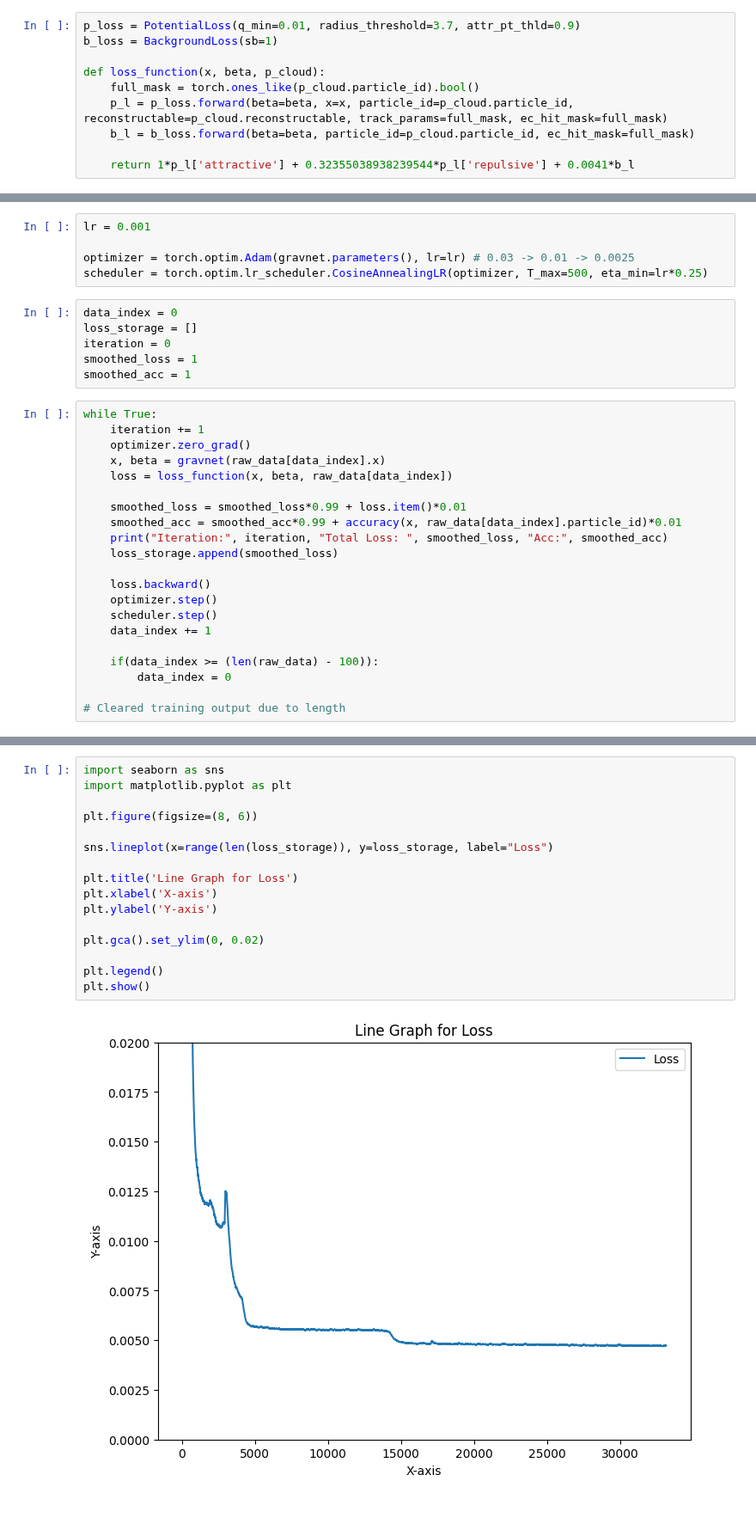
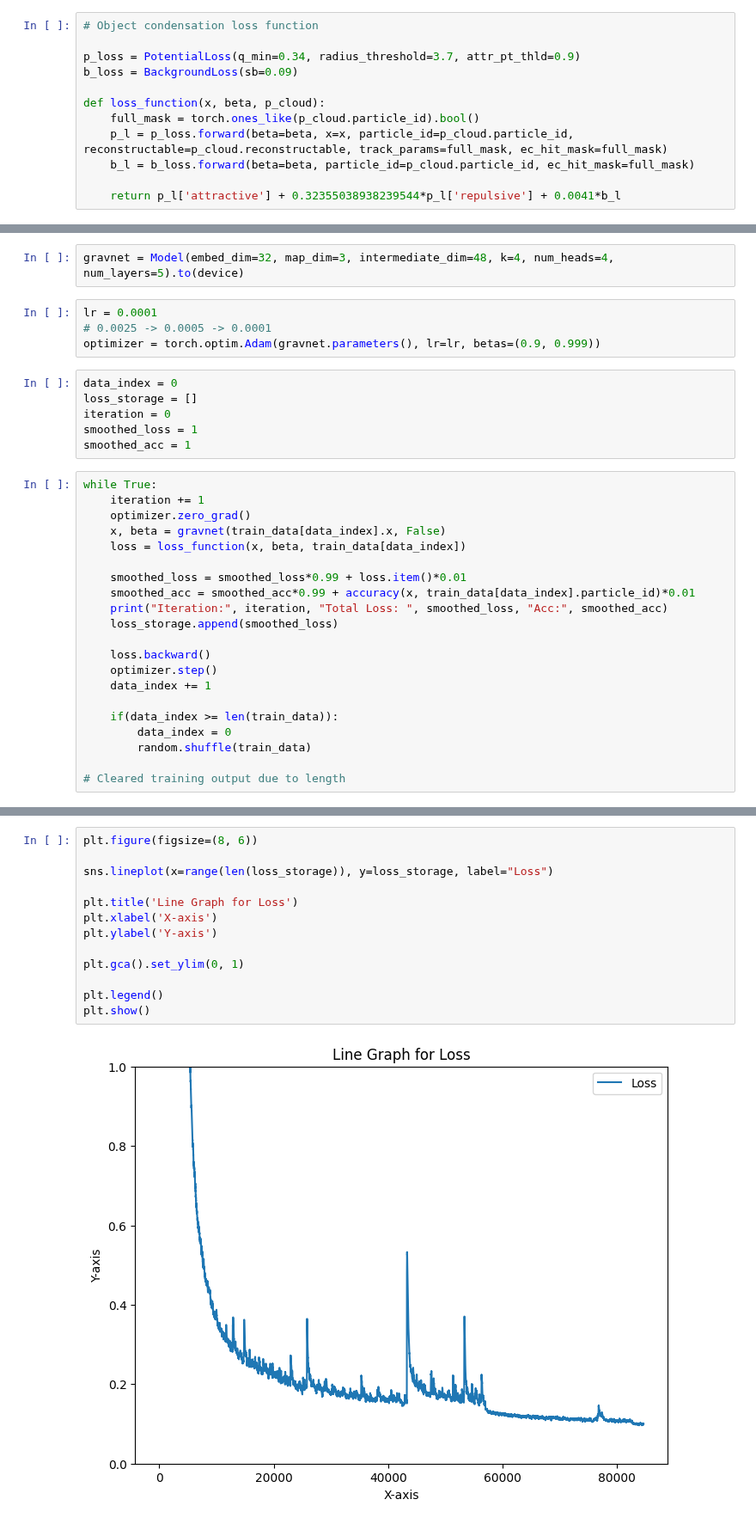
Before and after one commit to gnn-tracking/jian-gnn-tracking-experiments, a Jupyter notebook: notebooks/test.ipynb, the cells around one changed output, grey strips where cells are left out. Shown at 86% size. Drawn from its saved outputs; the diff is of its cells as text.

Commit message:
Updated MH-Gravnet

```diff
--- a/notebooks/test.ipynb
+++ b/notebooks/test.ipynb
@@ -73,12 +83,14 @@ def accuracy(x, id, n=50):
 
     return (cluster_distance/mean_distance).item()
 # %%
-p_loss = PotentialLoss(q_min=0.01, radius_threshold=3.7, attr_pt_thld=0.9)
-b_loss = BackgroundLoss(sb=1)
+# Object condensation loss function
+
+p_loss = PotentialLoss(q_min=0.34, radius_threshold=3.7, attr_pt_thld=0.9)
+b_loss = BackgroundLoss(sb=0.09)
 
 def loss_function(x, beta, p_cloud):
     full_mask = torch.ones_like(p_cloud.particle_id).bool()
     p_l = p_loss.forward(beta=beta, x=x, particle_id=p_cloud.particle_id, reconstructable=p_cloud.reconstructable, track_params=full_mask, ec_hit_mask=full_mask)
     b_l = b_loss.forward(beta=beta, particle_id=p_cloud.particle_id, ec_hit_mask=full_mask)
 
-    return 1*p_l['attractive'] + 0.32355038938239544*p_l['repulsive'] + 0.0041*b_l
+    return p_l['attractive'] + 0.32355038938239544*p_l['repulsive'] + 0.0041*b_l
@@ -117,8 +127,9 @@ gravnet = Model(embed_dim=12, map_dim=3, intermediate_dim=24, k=12, num_layers=2
+# %%
+gravnet = Model(embed_dim=32, map_dim=3, intermediate_dim=48, k=4, num_heads=4, num_layers=5).to(device)
 # %%
-lr = 0.001
-
-optimizer = torch.optim.Adam(gravnet.parameters(), lr=lr) # 0.03 -> 0.01 -> 0.0025
-scheduler = torch.optim.lr_scheduler.CosineAnnealingLR(optimizer, T_max=500, eta_min=lr*0.25)
+lr = 0.0001
+# 0.0025 -> 0.0005 -> 0.0001
+optimizer = torch.optim.Adam(gravnet.parameters(), lr=lr, betas=(0.9, 0.999))
 # %%
 data_index = 0
 loss_storage = []
@@ -129,20 +140,20 @@ smoothed_acc = 1
 while True:
     iteration += 1
     optimizer.zero_grad()
-    x, beta = gravnet(raw_data[data_index].x)
-    loss = loss_function(x, beta, raw_data[data_index])
+    x, beta = gravnet(train_data[data_index].x, False)
+    loss = loss_function(x, beta, train_data[data_index])
 
     smoothed_loss = smoothed_loss*0.99 + loss.item()*0.01
-    smoothed_acc = smoothed_acc*0.99 + accuracy(x, raw_data[data_index].particle_id)*0.01
+    smoothed_acc = smoothed_acc*0.99 + accuracy(x, train_data[data_index].particle_id)*0.01
     print("Iteration:", iteration, "Total Loss: ", smoothed_loss, "Acc:", smoothed_acc)
     loss_storage.append(smoothed_loss)
 
     loss.backward()
     optimizer.step()
-    scheduler.step()
     data_index += 1
 
-    if(data_index >= (len(raw_data) - 100)):
+    if(data_index >= len(train_data)):
         data_index = 0
+        random.shuffle(train_data)
 
 # Cleared training output due to length
@@ -160,18 +162,15 @@ import numpy as np
 # %%
-import seaborn as sns
-import matplotlib.pyplot as plt
-
 plt.figure(figsize=(8, 6))
 
 sns.lineplot(x=range(len(loss_storage)), y=loss_storage, label="Loss")
 
 plt.title('Line Graph for Loss')
 plt.xlabel('X-axis')
 plt.ylabel('Y-axis')
 
-plt.gca().set_ylim(0, 0.02)
+plt.gca().set_ylim(0, 1)
 
 plt.legend()
 plt.show()
 # %% [output]
-[figure, old version]
+[figure, new version]
```
Also changed, not shown: parts of 20 cells of this notebook, 1 other file.
